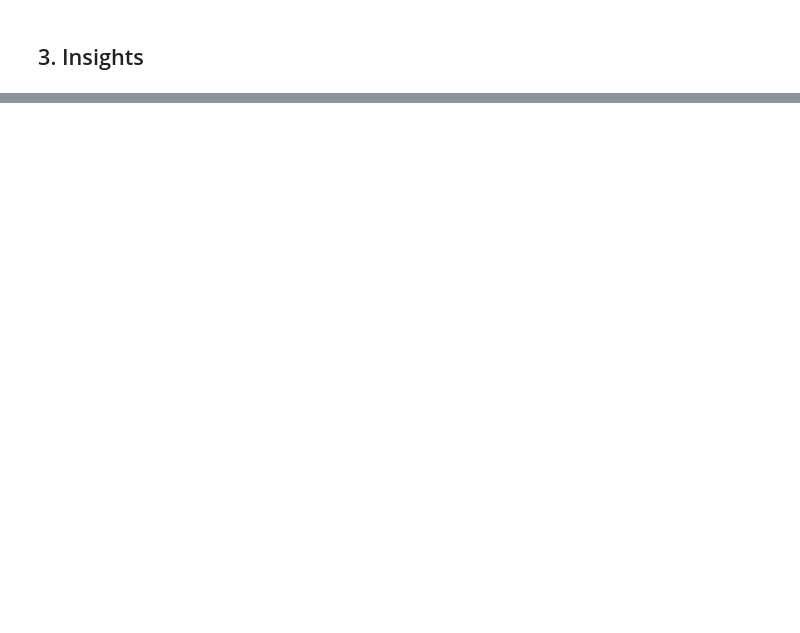
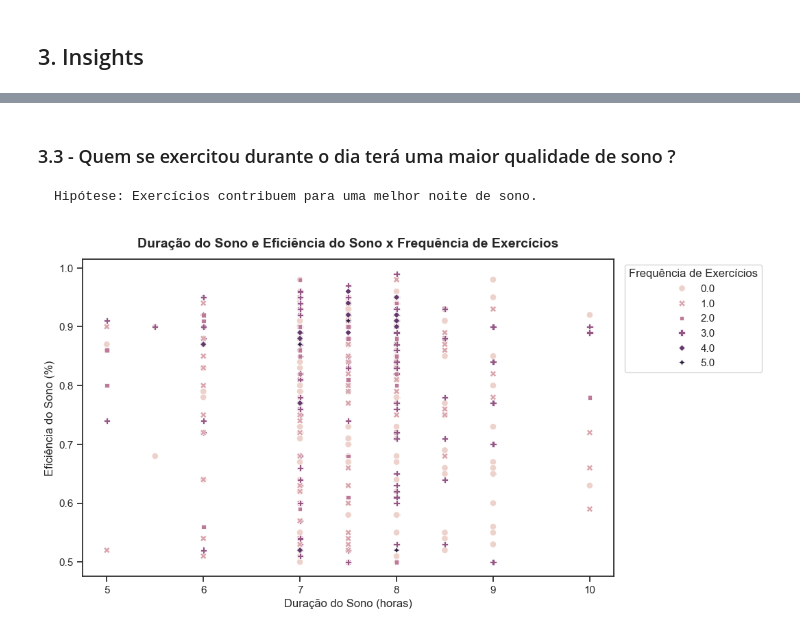
Before and after one commit to atlantico-academy/equipe2-2024.3, a Jupyter notebook: notebooks/01-exploratory_data_analysis.ipynb, the cells around one changed output, grey strips where cells are left out. Saved outputs shown, nothing was run; the diff lists cells and outputs as text; code cells hidden in the pictures; blank space fills up the shorter version.

```diff
--- a/notebooks/01-exploratory_data_analysis.ipynb
+++ b/notebooks/01-exploratory_data_analysis.ipynb
@@ -240,0 +319,24 @@ O dataframe possui ao todo **15** variáveis, sendo elas:
+# %% [markdown]
+### 3.3 - Quem se exercitou durante o dia terá uma maior qualidade de sono ?
+
+    Hipótese: Exercícios contribuem para uma melhor noite de sono.
+# %%
+#Configurando o tamanho do gráfico
+plt.figure(figsize=(10,6))
+
+#Criando o scatter plot
+sns.scatterplot(data=df,
+                x='Sleep duration',
+                y='Sleep efficiency',
+                hue='Exercise frequency',
+                color= colors[2], style='Exercise frequency', s=45 )
+#Adicionando títulos
+plt.title('Duração do Sono e Eficiência do Sono x Frequência de Exercícios', fontweight='bold', fontsize=14, y=1.02)
+plt.xlabel('Duração do Sono (horas)')
+plt.ylabel('Eficiência do Sono (%)')
+
+#Legenda
+plt.legend(title= 'Frequência de Exercícios', bbox_to_anchor=(1.01,1), loc='upper left')
+plt.show()
+# %% [output]
+[figure, added]
```
Also changed, not shown: parts of 23 cells of this notebook, 1 other file.
